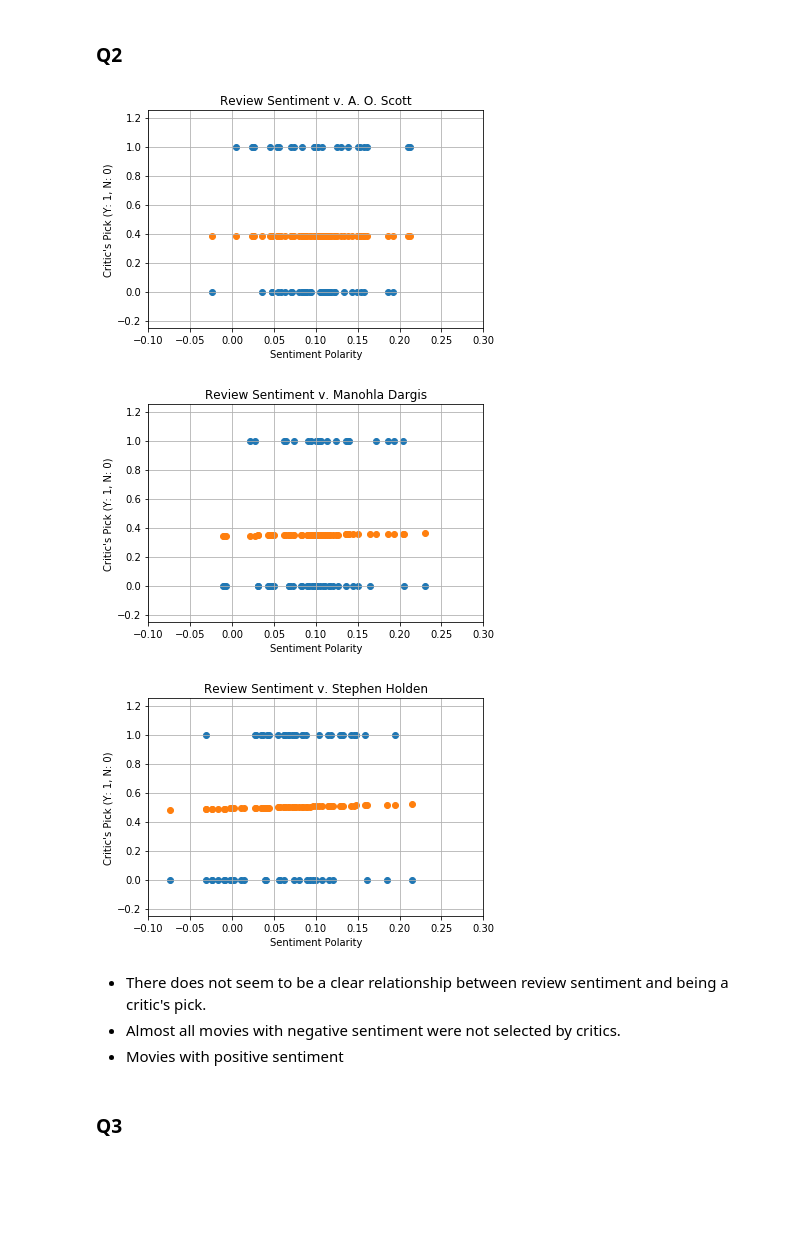
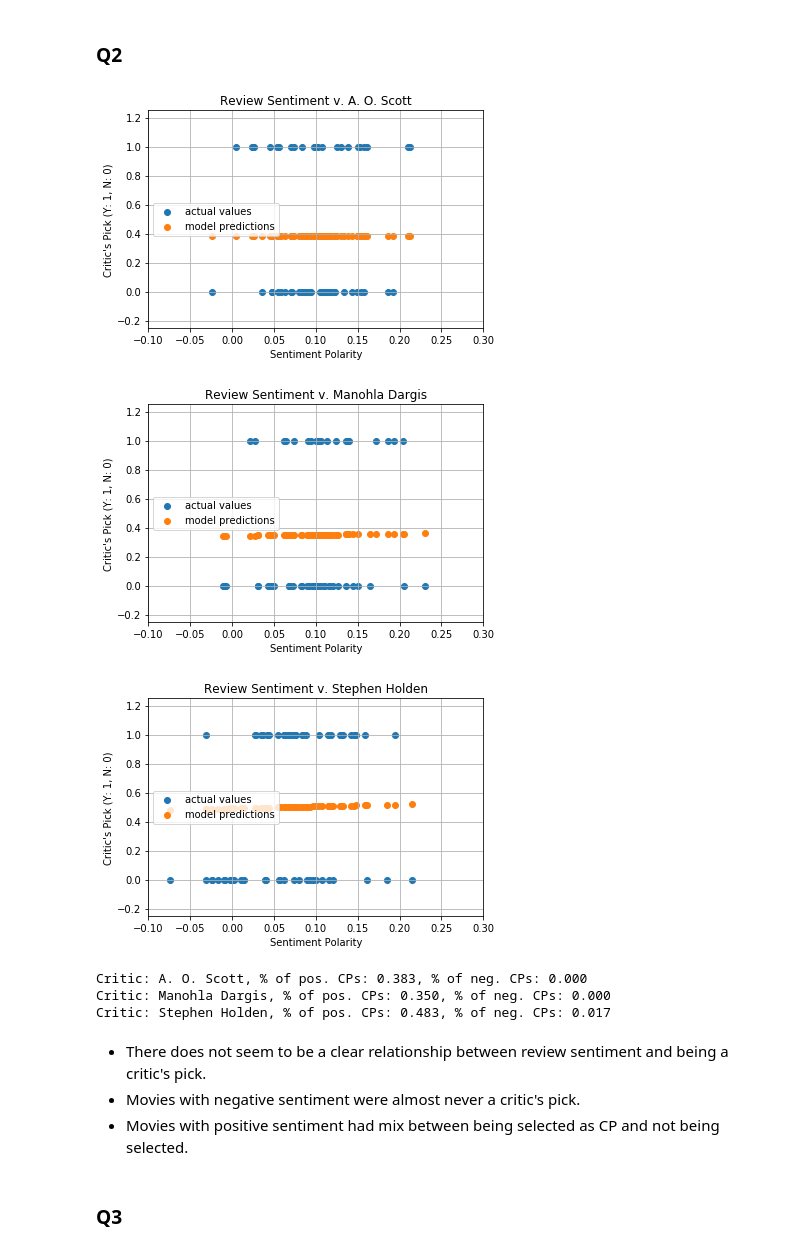
Before and after one commit to angadkalra/NYTimes-Movie-Critics, a Jupyter notebook: ProjectCode.ipynb, the cells around one changed output. Drawn from its saved outputs; the diff is of its cells as text; code cells hidden in the pictures; blank space fills up the shorter version.

```diff
--- a/ProjectCode.ipynb
+++ b/ProjectCode.ipynb
@@ -230,37 +230,50 @@ q2_df.to_csv(path_or_buf="q2_df.csv")
 # %%
 # Load q2_df from csv
 q2_df = pd.read_csv("q2_df.csv")
 q2_df = q2_df.drop('Unnamed: 0', axis=1)
 
 # Analyze Critic Pick vs Sentiment Analysis
+
 model = linear_model.LogisticRegression(solver='lbfgs')
 
 for index, c in enumerate(critics):
     plt.figure(index+1)
 
     critic_df = q2_df.loc[q2_df["critic"] == c]
     x_vals = critic_df["review_sentiment"].values.reshape(-1,1)
     y_vals = np.array([int(x) for x in critic_df["critic_pick"]])
     clf = model.fit(x_vals, y_vals)
     y_pred = model.predict_proba(x_vals)
 
-    plt.scatter(x_vals, y_vals)
-    plt.scatter(x_vals, y_pred[:,1])
+    plt.scatter(x_vals, y_vals, label="actual values")
+    plt.scatter(x_vals, y_pred[:,1], label="model predictions")
     plt.axis([-0.1, 0.30, -0.25, 1.25])
     plt.xlabel("Sentiment Polarity")
     plt.ylabel("Critic's Pick (Y: 1, N: 0)")
     plt.title("Review Sentiment v. {}".format(c))
+    plt.legend(loc=6)
     plt.grid(True)
 
     plt.show()
 # %% [output]
-[figure, old version]
+[figure, new version]
-[figure, old version]
+[figure, new version]
-[figure, old version]
+[figure, new version]
+# %%
+# % of positive reviews that are 1 and % of negative reviews that are 0
+for c in critics:
+    critic_df = q2_df.loc[q2_df["critic"] == c]
+    cdf_pos = critic_df.loc[critic_df["review_sentiment"] > 0]["critic_pick"].sum(axis=0)/critic_df.shape[0]
+    cdf_neg = critic_df.loc[critic_df["review_sentiment"] < 0]["critic_pick"].sum(axis=0)/critic_df.shape[0]
+    print("Critic: {}, % of pos. CPs: {:.3f}, % of neg. CPs: {:.3f}".format(c, cdf_pos, cdf_neg))
+# %% [output]
+Critic: A. O. Scott, % of pos. CPs: 0.383, % of neg. CPs: 0.000
+Critic: Manohla Dargis, % of pos. CPs: 0.350, % of neg. CPs: 0.000
+Critic: Stephen Holden, % of pos. CPs: 0.483, % of neg. CPs: 0.017
 # %% [markdown]
 * There does not seem to be a clear relationship between review sentiment and being a critic's pick.
-* Almost all movies with negative sentiment were not selected by critics.
-* Movies with positive sentiment
+* Movies with negative sentiment were almost never a critic's pick.
+* Movies with positive sentiment had mix between being selected as CP and not being selected.
 # %% [markdown]
 ### Q3
 # %%
```
Also changed, not shown: parts of 16 cells of this notebook.
